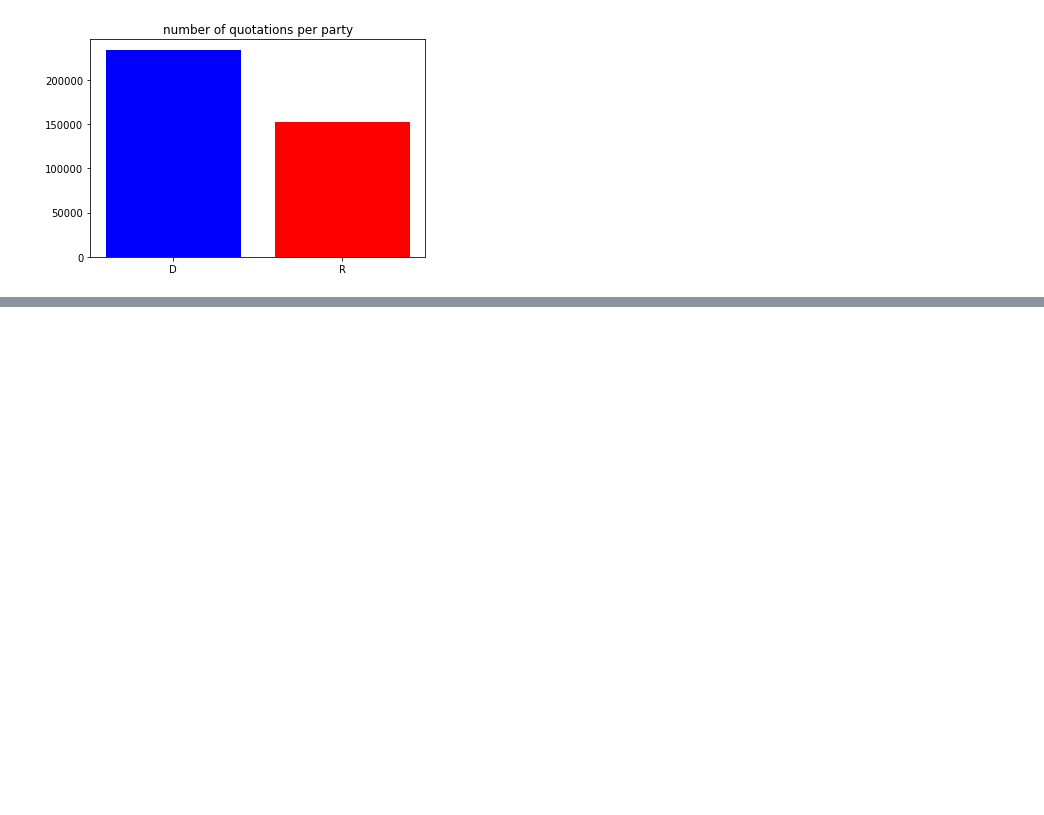
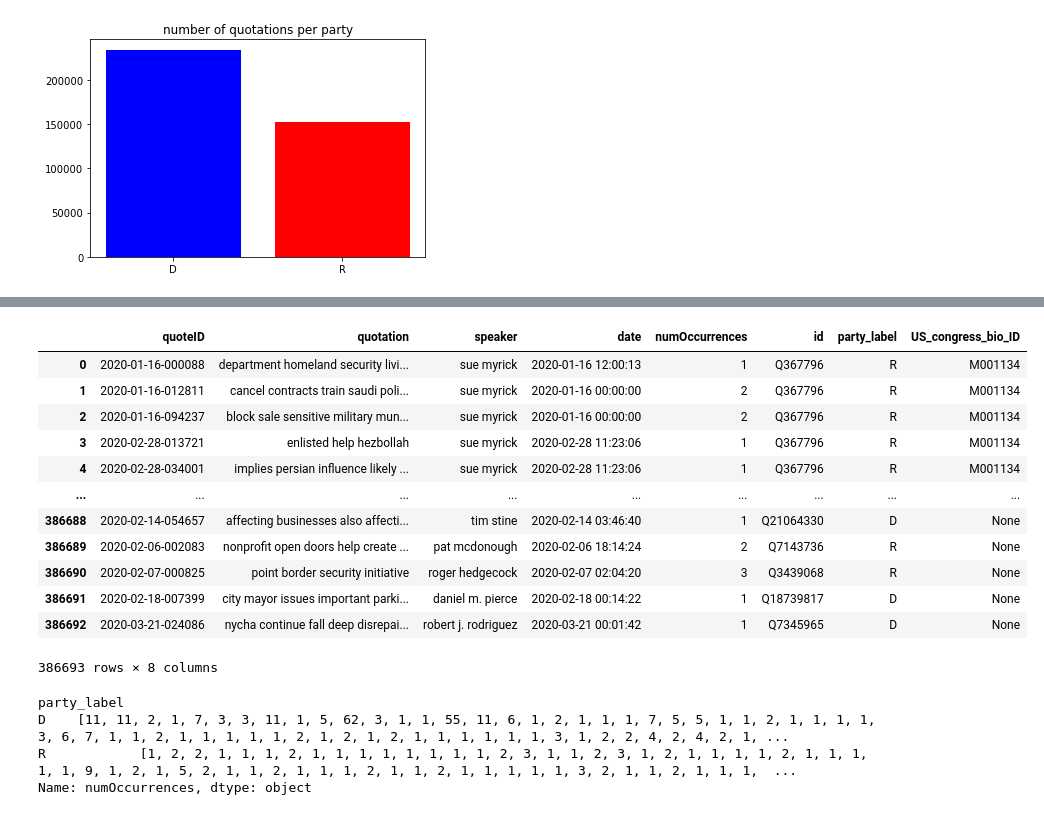
Before and after one commit to epfl-ada/ada-2021-project-mmng, a Jupyter notebook: nicky_sentence_analysis.ipynb, the cells around one changed output, grey strips where cells are left out. Drawn from its saved outputs; the diff is of its cells as text; code cells hidden in the pictures; blank space fills up the shorter version.

```diff
--- a/nicky_sentence_analysis.ipynb
+++ b/nicky_sentence_analysis.ipynb
@@ -330,5 +340,5 @@ plot_number_of_quotes_per_party(df)
 | 1 | R | 152498 |
 [figure]
 # %%
-PATH = 'data.nosync/processed/quotes-2020-party_labeled_cleaned.json.bz2'
-uncleaned_df = pd.read_json(PATH, lines=True, compression='bz2')
+PATH = 'data.nosync/processed/quotes-2020-party_no_duplicates.json.bz2'
+df = pd.read_json(PATH, lines=True, compression='bz2')
@@ -345,0 +430,23 @@ kmean = MiniBatchKMeans(n_clusters = 2,random_state = 0, batch_size = 1000, max_
+# %%
+df
+# %% [output]
+|  | quoteID | quotation | speaker | date | numOccurrences | id | party_label | US_congress_bio_ID |
+| 0 | 2020-01-16-000088 | department homeland security livi... | sue myrick | 2020-01-16 12:00:13 | 1 | Q367796 | R | M001134 |
+| 1 | 2020-01-16-012811 | cancel contracts train saudi poli... | sue myrick | 2020-01-16 00:00:00 | 2 | Q367796 | R | M001134 |
+| 2 | 2020-01-16-094237 | block sale sensitive military mun... | sue myrick | 2020-01-16 00:00:00 | 2 | Q367796 | R | M001134 |
+| 3 | 2020-02-28-013721 | enlisted help hezbollah | sue myrick | 2020-02-28 11:23:06 | 1 | Q367796 | R | M001134 |
+| 4 | 2020-02-28-034001 | implies persian influence likely ... | sue myrick | 2020-02-28 11:23:06 | 1 | Q367796 | R | M001134 |
+| ... | ... | ... | ... | ... | ... | ... | ... | ... |
+| 386688 | 2020-02-14-054657 | affecting businesses also affecti... | tim stine | 2020-02-14 03:46:40 | 1 | Q21064330 | D | None |
+| 386689 | 2020-02-06-002083 | nonprofit open doors help create ... | pat mcdonough | 2020-02-06 18:14:24 | 2 | Q7143736 | R | None |
+| 386690 | 2020-02-07-000825 | point border security initiative | roger hedgecock | 2020-02-07 02:04:20 | 3 | Q3439068 | R | None |
+| 386691 | 2020-02-18-007399 | city mayor issues important parki... | daniel m. pierce | 2020-02-18 00:14:22 | 1 | Q18739817 | D | None |
+| 386692 | 2020-03-21-024086 | nycha continue fall deep disrepai... | robert j. rodriguez | 2020-03-21 00:01:42 | 1 | Q7345965 | D | None |
+386693 rows × 8 columns
+# %%
+df.groupby('party_label')['numOccurrences'].apply(list)
+# %% [output]
+party_label
+D    [11, 11, 2, 1, 7, 3, 3, 11, 1, 5, 62, 3, 1, 1, 55, 11, 6, 1, 2, 1, 1, 1, 7, 5, 5, 1, 1, 2, 1, 1, 1, 1, 3, 6, 7, 1, 1, 2, 1, 1, 1, 1, 1, 2, 1, 2, 1, 2, 1, 1, 1, 1, 1, 1, 3, 1, 2, 2, 4, 2, 4, 2, 1, ...
+R            [1, 2, 2, 1, 1, 1, 2, 1, 1, 1, 1, 1, 1, 1, 1, 2, 3, 1, 1, 2, 3, 1, 2, 1, 1, 1, 1, 2, 1, 1, 1, 1, 1, 9, 1, 2, 1, 5, 2, 1, 1, 2, 1, 1, 1, 2, 1, 1, 2, 1, 1, 1, 1, 1, 3, 2, 1, 1, 2, 1, 1, 1,  ...
+Name: numOccurrences, dtype: object
```
Also changed, not shown: parts of 14 cells of this notebook.
